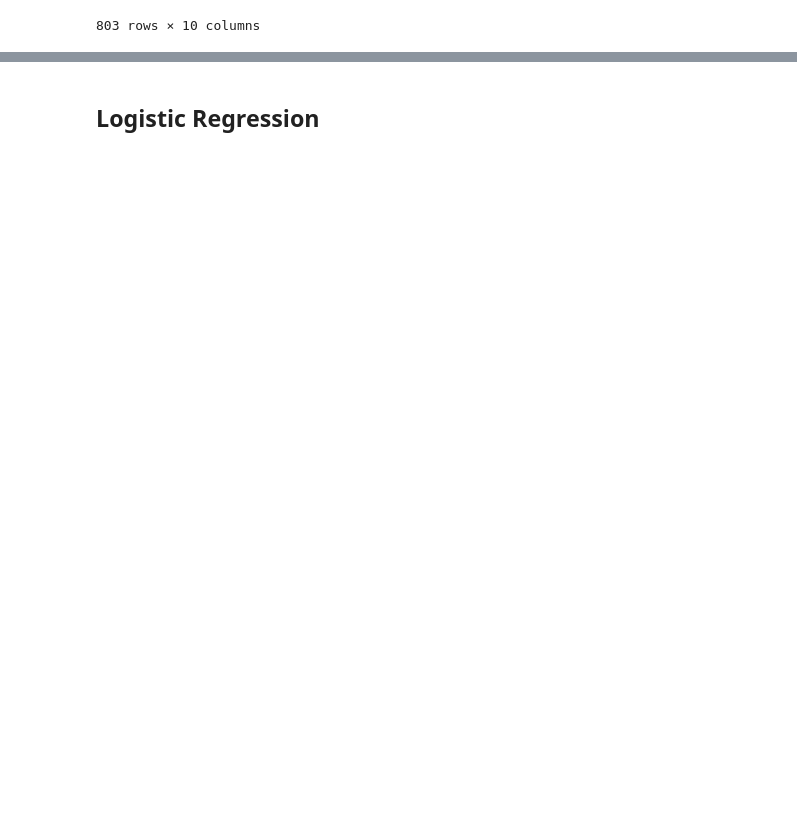
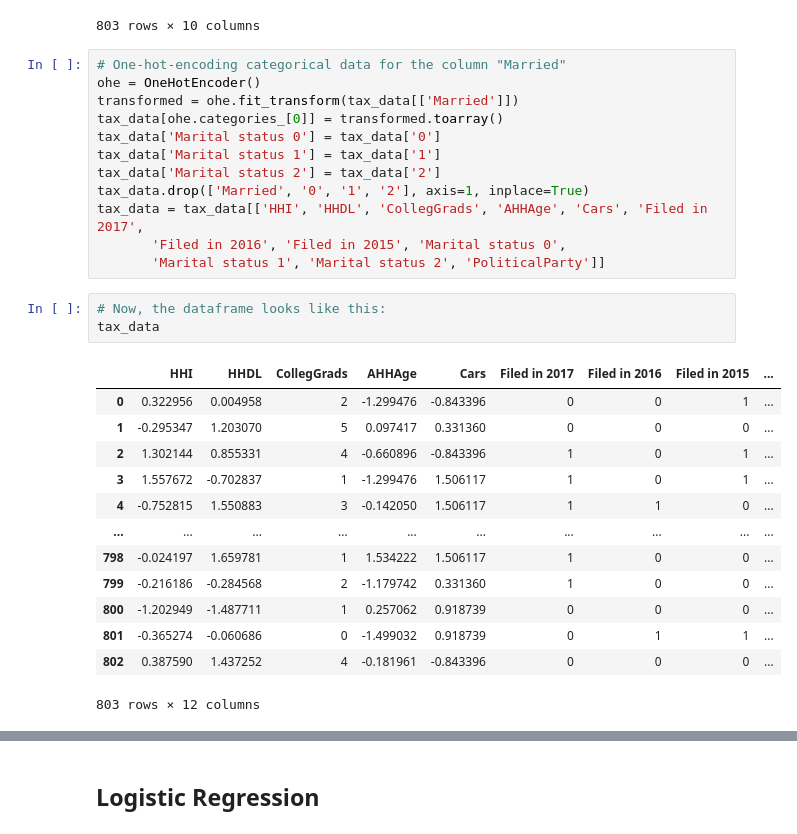
Before and after one commit to StefanieSenger/Voting_Prediction, a Jupyter notebook: VotingPrediction.ipynb, the cells around one changed output, grey strips where cells are left out. Cells and saved outputs as stored; diff of their text form; blank space fills up the shorter version.

Commit message:
one-hot encoding categorial features

```diff
--- a/VotingPrediction.ipynb
+++ b/VotingPrediction.ipynb
@@ -250,3 +251,32 @@ tax_data
 | 801 | -0.365274 | -0.060686 | 2 | 0 | -1.499032 | 0.918739 | 0 | 1 | 1 | ... |
 | 802 | 0.387590 | 1.437252 | 2 | 4 | -0.181961 | -0.843396 | 0 | 0 | 0 | ... |
 803 rows × 10 columns
+# %%
+# One-hot-encoding categorical data for the column "Married"
+ohe = OneHotEncoder()
+transformed = ohe.fit_transform(tax_data[['Married']])
+tax_data[ohe.categories_[0]] = transformed.toarray()
+tax_data['Marital status 0'] = tax_data['0']
+tax_data['Marital status 1'] = tax_data['1']
+tax_data['Marital status 2'] = tax_data['2']
+tax_data.drop(['Married', '0', '1', '2'], axis=1, inplace=True)
+tax_data = tax_data[['HHI', 'HHDL', 'CollegGrads', 'AHHAge', 'Cars', 'Filed in 2017',
+       'Filed in 2016', 'Filed in 2015', 'Marital status 0',
+       'Marital status 1', 'Marital status 2', 'PoliticalParty']]
+# %%
+# Now, the dataframe looks like this:
+tax_data
+# %% [output]
+|  | HHI | HHDL | CollegGrads | AHHAge | Cars | Filed in 2017 | Filed in 2016 | Filed in 2015 | ... |
+| 0 | 0.322956 | 0.004958 | 2 | -1.299476 | -0.843396 | 0 | 0 | 1 | ... |
+| 1 | -0.295347 | 1.203070 | 5 | 0.097417 | 0.331360 | 0 | 0 | 0 | ... |
+| 2 | 1.302144 | 0.855331 | 4 | -0.660896 | -0.843396 | 1 | 0 | 1 | ... |
+| 3 | 1.557672 | -0.702837 | 1 | -1.299476 | 1.506117 | 1 | 0 | 1 | ... |
+| 4 | -0.752815 | 1.550883 | 3 | -0.142050 | 1.506117 | 1 | 1 | 0 | ... |
+| ... | ... | ... | ... | ... | ... | ... | ... | ... | ... |
+| 798 | -0.024197 | 1.659781 | 1 | 1.534222 | 1.506117 | 1 | 0 | 0 | ... |
+| 799 | -0.216186 | -0.284568 | 2 | -1.179742 | 0.331360 | 1 | 0 | 0 | ... |
+| 800 | -1.202949 | -1.487711 | 1 | 0.257062 | 0.918739 | 0 | 0 | 0 | ... |
+| 801 | -0.365274 | -0.060686 | 0 | -1.499032 | 0.918739 | 0 | 1 | 1 | ... |
+| 802 | 0.387590 | 1.437252 | 4 | -0.181961 | -0.843396 | 0 | 0 | 0 | ... |
+803 rows × 12 columns
```
Also changed, not shown: parts of 13 cells of this notebook, 2 other files.
